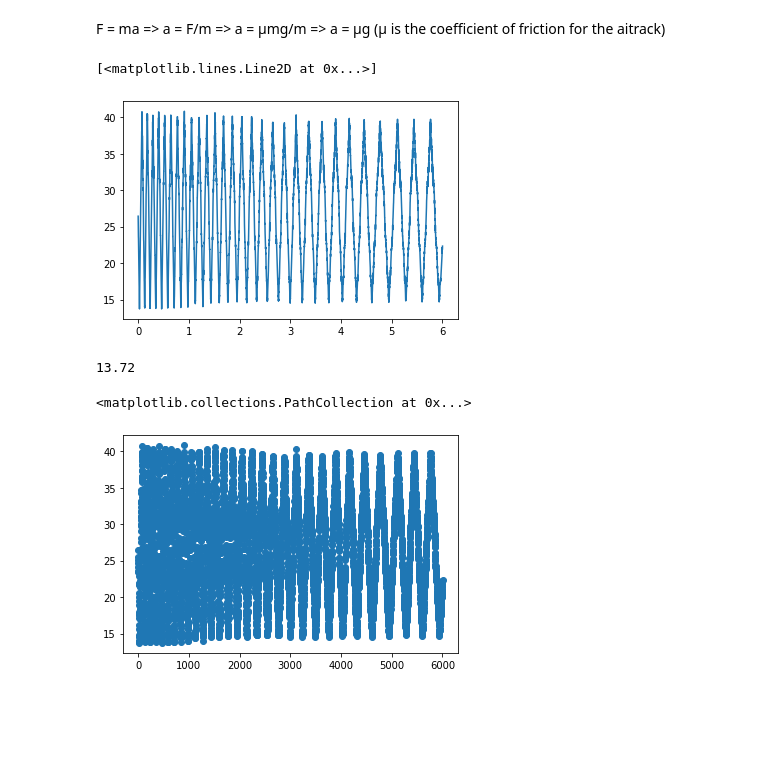
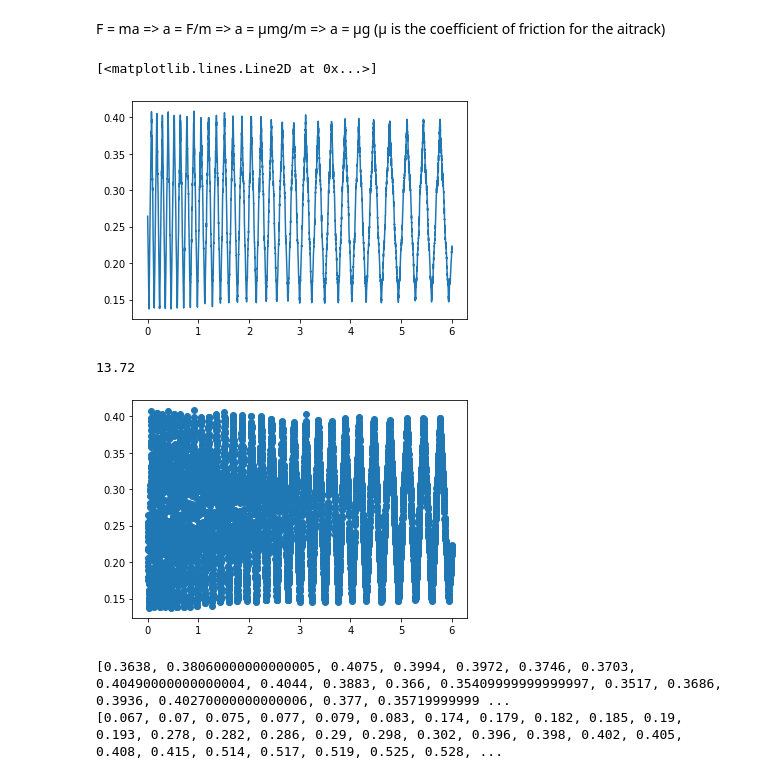
Before and after one commit to codegithubka/Physics-4AL-Gooogle-Collab-Files, a Jupyter notebook: Untitled6.ipynb, the cells around one changed output. Cells and saved outputs as stored; diff of their text form; code cells hidden in the pictures; blank space fills up the shorter version.

```diff
--- a/Untitled6.ipynb
+++ b/Untitled6.ipynb
@@ -46,14 +41,29 @@ while i < len(time):
   time[i] = i
   i += 1
 # %%
-plt.plot(time/1000, position)
+plt.plot(time/1000, position/100)
 # %% [output]
 [<matplotlib.lines.Line2D at 0x...>]
-[figure, old version]
+[figure, new version]
-# %%
-print(np.min(position))
-plt.scatter(time,position)
-# %% [output]
-13.72
-<matplotlib.collections.PathCollection at 0x...>
-[figure, removed]
+# %%
+print(np.min(position))
+plt.scatter(time/1000,position/100)
+
+peaks = []
+time_p = []
+
+i = 1
+while i < len(position):
+  if position[i] > 35 and position[i] > position[i+1] and position[i] > position[i-1]:
+    peaks.append(position[i]/100)
+    time_p.append(time[i]/1000)
+  i = i + 1
+# %% [output]
+13.72
+[figure, added]
+# %%
+print(peaks)
+print(time_p)
+# %% [output]
+[0.3638, 0.38060000000000005, 0.4075, 0.3994, 0.3972, 0.3746, 0.3703, 0.40490000000000004, 0.4044, 0.3883, 0.366, 0.35409999999999997, 0.3517, 0.3686, 0.3936, 0.40270000000000006, 0.377, 0.35719999999 ...
+[0.067, 0.07, 0.075, 0.077, 0.079, 0.083, 0.174, 0.179, 0.182, 0.185, 0.19, 0.193, 0.278, 0.282, 0.286, 0.29, 0.298, 0.302, 0.396, 0.398, 0.402, 0.405, 0.408, 0.415, 0.514, 0.517, 0.519, 0.525, 0.528, ...
```
Also changed, not shown: parts of 2 cells of this notebook.
